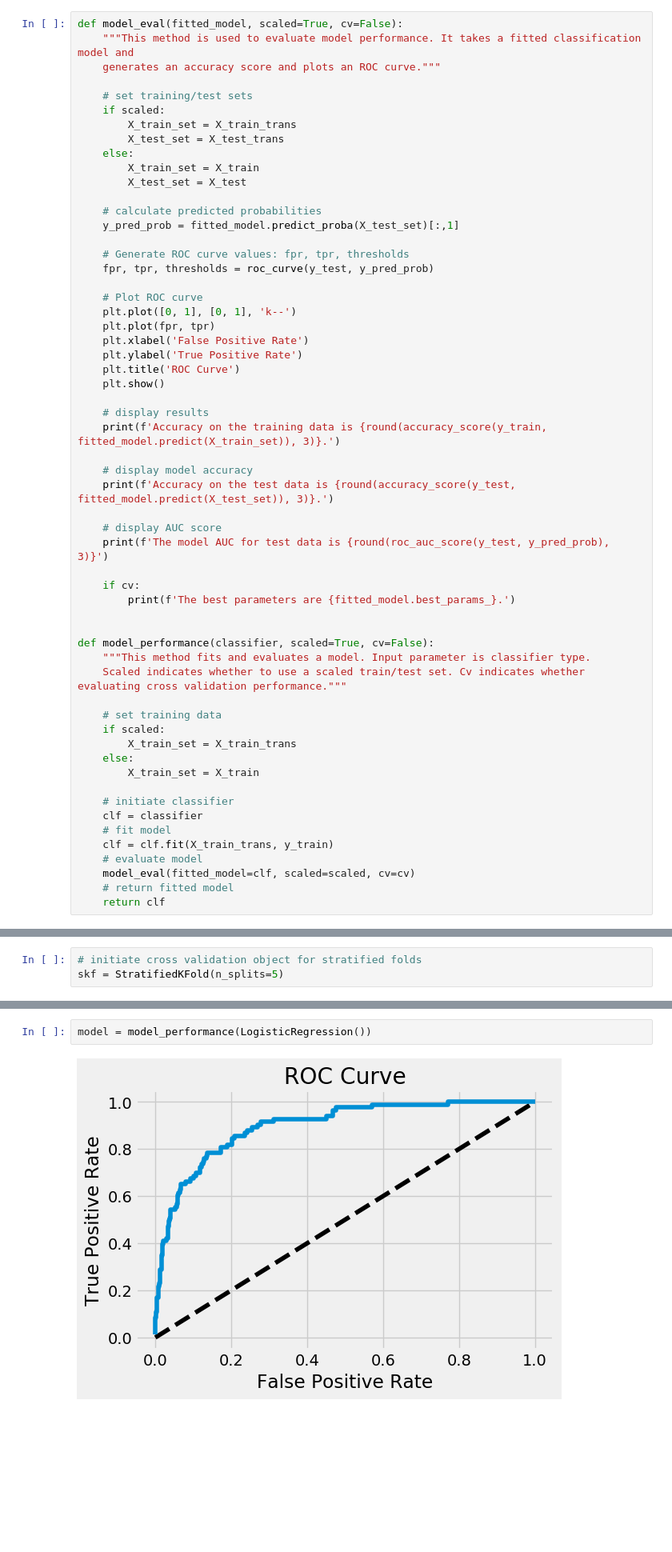
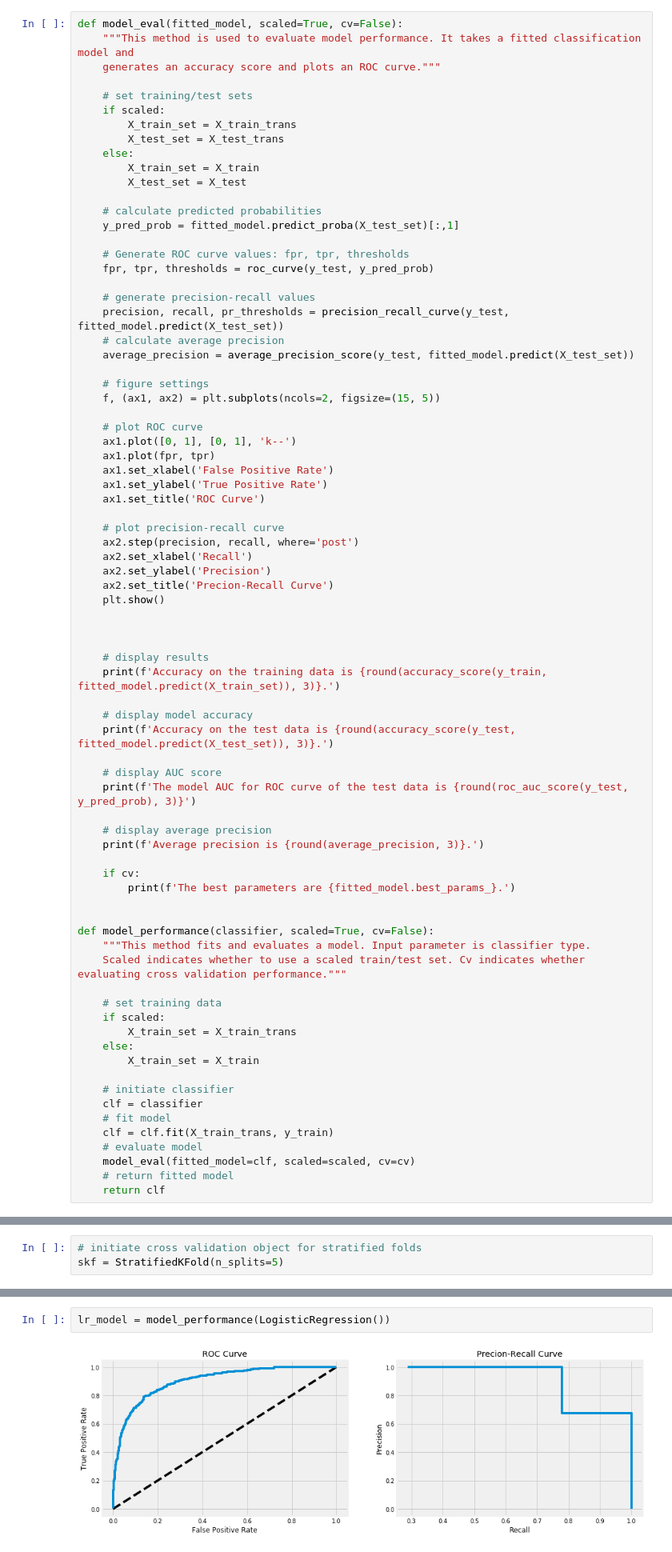
Before and after one commit to keshavkrishnagangwar/springboard_data_science, a Jupyter notebook: capstone_1_mri/model.ipynb, the cells around one changed output, grey strips where cells are left out. Shown at 80% size. Cells and saved outputs as stored; diff of their text form; blank space fills up the shorter version.

```diff
--- a/capstone_1_mri/model.ipynb
+++ b/capstone_1_mri/model.ipynb
@@ -179,13 +185,29 @@ def model_eval(fitted_model, scaled=True, cv=False):
     # Generate ROC curve values: fpr, tpr, thresholds
     fpr, tpr, thresholds = roc_curve(y_test, y_pred_prob)
 
-    # Plot ROC curve
-    plt.plot([0, 1], [0, 1], 'k--')
-    plt.plot(fpr, tpr)
-    plt.xlabel('False Positive Rate')
-    plt.ylabel('True Positive Rate')
-    plt.title('ROC Curve')
+    # generate precision-recall values
+    precision, recall, pr_thresholds = precision_recall_curve(y_test, fitted_model.predict(X_test_set))
+    # calculate average precision
+    average_precision = average_precision_score(y_test, fitted_model.predict(X_test_set))
+
+    # figure settings
+    f, (ax1, ax2) = plt.subplots(ncols=2, figsize=(15, 5))
+
+    # plot ROC curve
+    ax1.plot([0, 1], [0, 1], 'k--')
+    ax1.plot(fpr, tpr)
+    ax1.set_xlabel('False Positive Rate')
+    ax1.set_ylabel('True Positive Rate')
+    ax1.set_title('ROC Curve')
+
+    # plot precision-recall curve
+    ax2.step(precision, recall, where='post')
+    ax2.set_xlabel('Recall')
+    ax2.set_ylabel('Precision')
+    ax2.set_title('Precion-Recall Curve')
     plt.show()
+
+
 
     # display results
     print(f'Accuracy on the training data is {round(accuracy_score(y_train, fitted_model.predict(X_train_set)), 3)}.')
@@ -194,7 +216,10 @@ def model_eval(fitted_model, scaled=True, cv=False):
     print(f'Accuracy on the test data is {round(accuracy_score(y_test, fitted_model.predict(X_test_set)), 3)}.')
 
     # display AUC score
-    print(f'The model AUC for test data is {round(roc_auc_score(y_test, y_pred_prob), 3)}')
+    print(f'The model AUC for ROC curve of the test data is {round(roc_auc_score(y_test, y_pred_prob), 3)}')
+
+    # display average precision
+    print(f'Average precision is {round(average_precision, 3)}.')
 
     if cv:
         print(f'The best parameters are {fitted_model.best_params_}.')
@@ -248,6 +286,6 @@ for i, data in enumerate([X_train, X_test]):
         # concatenate arrays for test set
         X_test_trans = np.concatenate((X_continuous, X_binary), axis=1)
 # %%
-model = model_performance(LogisticRegression())
+lr_model = model_performance(LogisticRegression())
 # %% [output]
-[figure, old version]
+[figure, new version]
```
Also changed, not shown: parts of 40 cells of this notebook, 6 other files.
